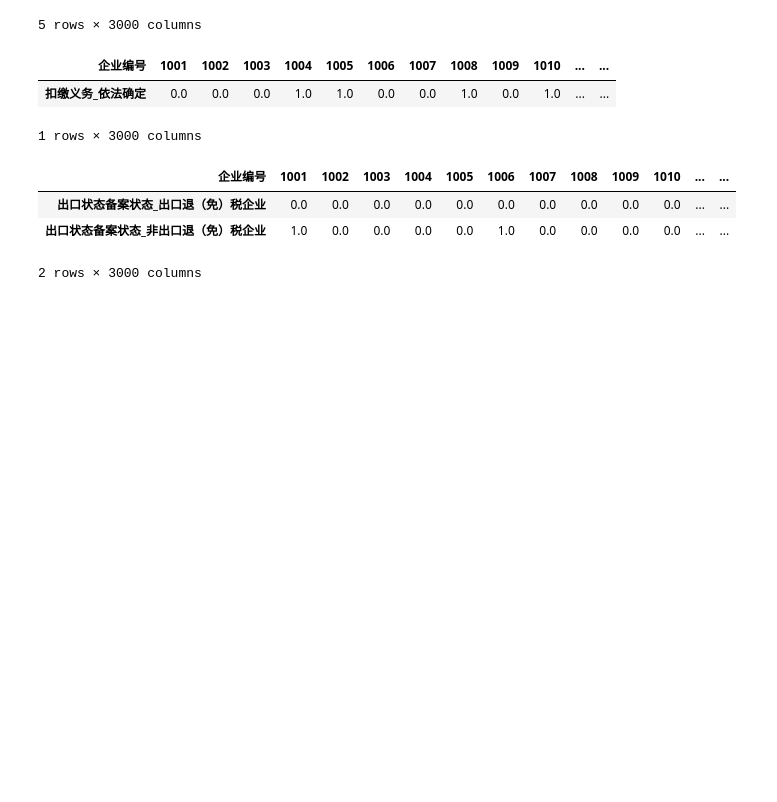
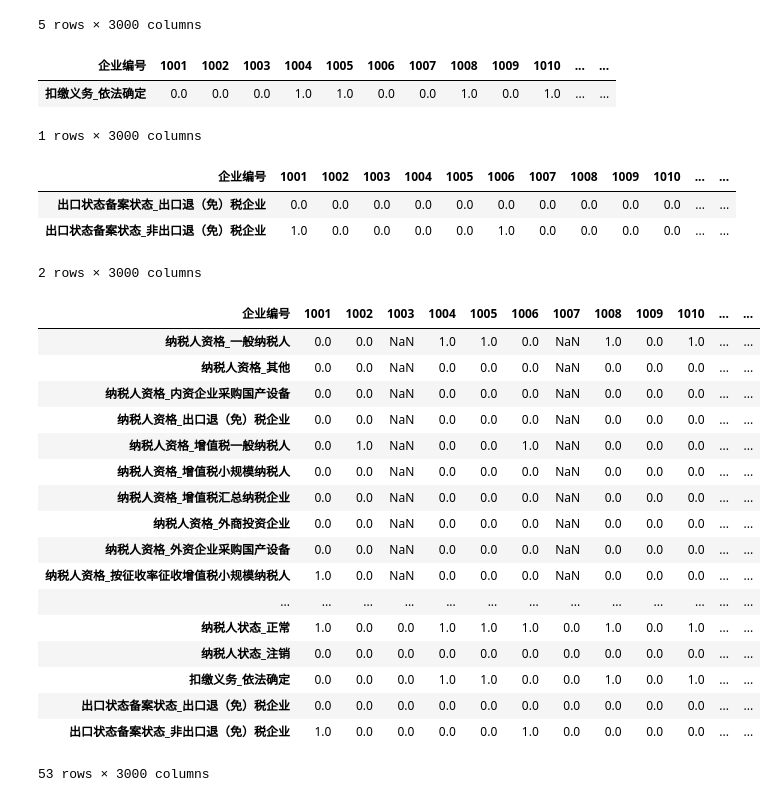
Before and after one commit to CourierKyn/isi-world-cup, a Jupyter notebook: 一般纳税人.ipynb, the cells around one changed output. Drawn from its saved outputs; the diff is of its cells as text; code cells hidden in the pictures; blank space fills up the shorter version.

```diff
--- a/一般纳税人.ipynb
+++ b/一般纳税人.ipynb
@@ -176,3 +176,23 @@ data_8
 # %%
 data=pd.concat([data_1,data_2,data_3,data_4,data_5,data_6,data_7,data_8])
 data.to_pickle('一般纳税人.pickle')
+data
+# %% [output]
+| 企业编号 | 1001 | 1002 | 1003 | 1004 | 1005 | 1006 | 1007 | 1008 | 1009 | 1010 | ... | ... |
+| 纳税人资格_一般纳税人 | 0.0 | 0.0 | NaN | 1.0 | 1.0 | 0.0 | NaN | 1.0 | 0.0 | 1.0 | ... | ... |
+| 纳税人资格_其他 | 0.0 | 0.0 | NaN | 0.0 | 0.0 | 0.0 | NaN | 0.0 | 0.0 | 0.0 | ... | ... |
+| 纳税人资格_内资企业采购国产设备 | 0.0 | 0.0 | NaN | 0.0 | 0.0 | 0.0 | NaN | 0.0 | 0.0 | 0.0 | ... | ... |
+| 纳税人资格_出口退（免）税企业 | 0.0 | 0.0 | NaN | 0.0 | 0.0 | 0.0 | NaN | 0.0 | 0.0 | 0.0 | ... | ... |
+| 纳税人资格_增值税一般纳税人 | 0.0 | 1.0 | NaN | 0.0 | 0.0 | 1.0 | NaN | 0.0 | 0.0 | 0.0 | ... | ... |
+| 纳税人资格_增值税小规模纳税人 | 0.0 | 0.0 | NaN | 0.0 | 0.0 | 0.0 | NaN | 0.0 | 0.0 | 0.0 | ... | ... |
+| 纳税人资格_增值税汇总纳税企业 | 0.0 | 0.0 | NaN | 0.0 | 0.0 | 0.0 | NaN | 0.0 | 0.0 | 0.0 | ... | ... |
+| 纳税人资格_外商投资企业 | 0.0 | 0.0 | NaN | 0.0 | 0.0 | 0.0 | NaN | 0.0 | 0.0 | 0.0 | ... | ... |
+| 纳税人资格_外资企业采购国产设备 | 0.0 | 0.0 | NaN | 0.0 | 0.0 | 0.0 | NaN | 0.0 | 0.0 | 0.0 | ... | ... |
+| 纳税人资格_按征收率征收增值税小规模纳税人 | 1.0 | 0.0 | NaN | 0.0 | 0.0 | 0.0 | NaN | 0.0 | 0.0 | 0.0 | ... | ... |
+| ... | ... | ... | ... | ... | ... | ... | ... | ... | ... | ... | ... | ... |
+| 纳税人状态_正常 | 1.0 | 0.0 | 0.0 | 1.0 | 1.0 | 1.0 | 0.0 | 1.0 | 0.0 | 1.0 | ... | ... |
+| 纳税人状态_注销 | 0.0 | 0.0 | 0.0 | 0.0 | 0.0 | 0.0 | 0.0 | 0.0 | 0.0 | 0.0 | ... | ... |
+| 扣缴义务_依法确定 | 0.0 | 0.0 | 0.0 | 1.0 | 1.0 | 0.0 | 0.0 | 1.0 | 0.0 | 1.0 | ... | ... |
+| 出口状态备案状态_出口退（免）税企业 | 0.0 | 0.0 | 0.0 | 0.0 | 0.0 | 0.0 | 0.0 | 0.0 | 0.0 | 0.0 | ... | ... |
+| 出口状态备案状态_非出口退（免）税企业 | 1.0 | 0.0 | 0.0 | 0.0 | 0.0 | 1.0 | 0.0 | 0.0 | 0.0 | 0.0 | ... | ... |
+53 rows × 3000 columns
```
Also changed, not shown: parts of 1 cell of this notebook, 38 other files.
